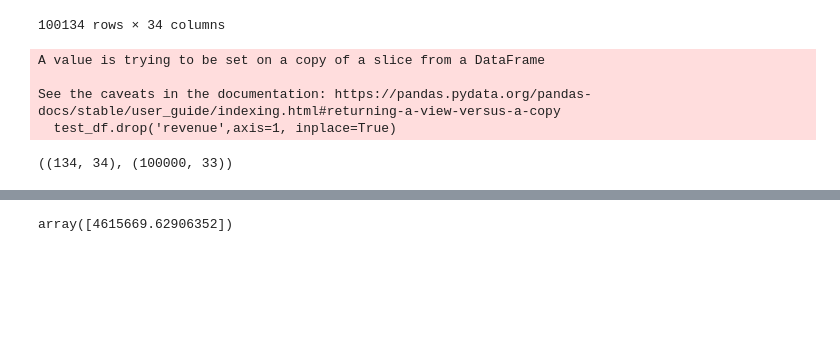
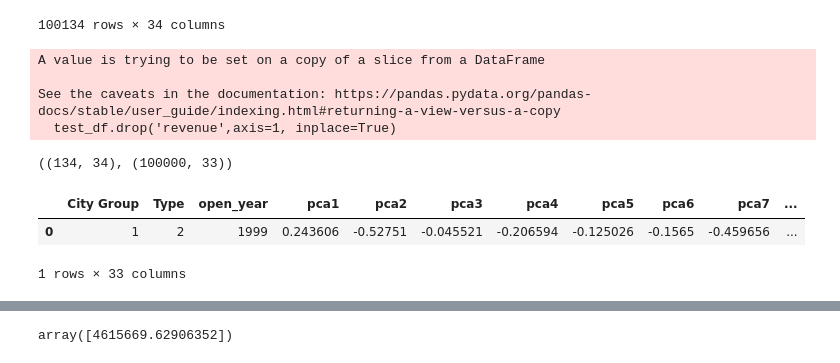
Before and after one commit to Mohit-3430/Restaurant-Review-Prediction, a Jupyter notebook: Working File.ipynb, the cells around one changed output, grey strips where cells are left out. Drawn from its saved outputs; the diff is of its cells as text; code cells hidden in the pictures; blank space fills up the shorter version.

```diff
--- a/Working File.ipynb
+++ b/Working File.ipynb
@@ -365,6 +365,12 @@ train_df.shape, test_df.shape
 # %%
 x_train = train_df.drop('revenue',axis=1)
 y_train = train_df['revenue']
+# %%
+x_train.head(1)
+# %% [output]
+|  | City Group | Type | open_year | pca1 | pca2 | pca3 | pca4 | pca5 | pca6 | pca7 | ... |
+| 0 | 1 | 2 | 1999 | 0.243606 | -0.52751 | -0.045521 | -0.206594 | -0.125026 | -0.1565 | -0.459656 | ... |
+1 rows × 33 columns
 # %%
 #LightGBM is a gradient boosting framework that uses tree based learning algorithms
 # --Faster training speed and higher efficiency.
```
Also changed, not shown: parts of 5 cells of this notebook, 18 other files.
